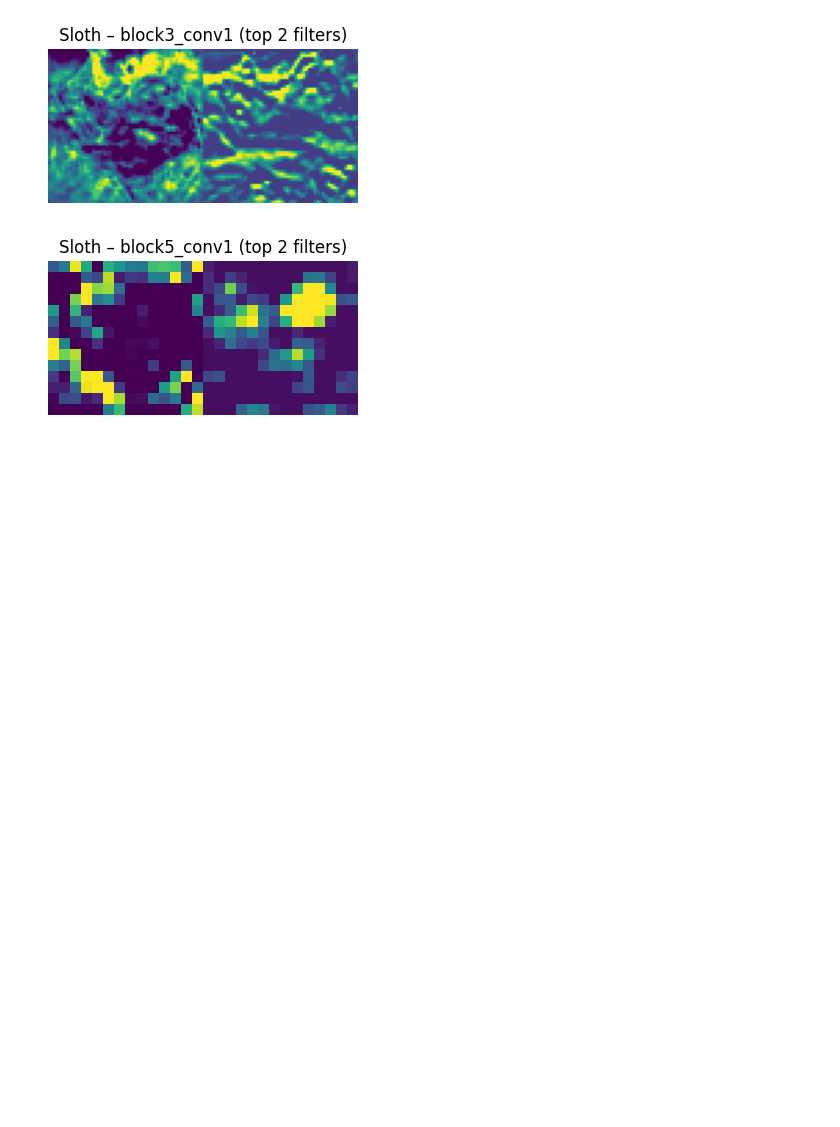
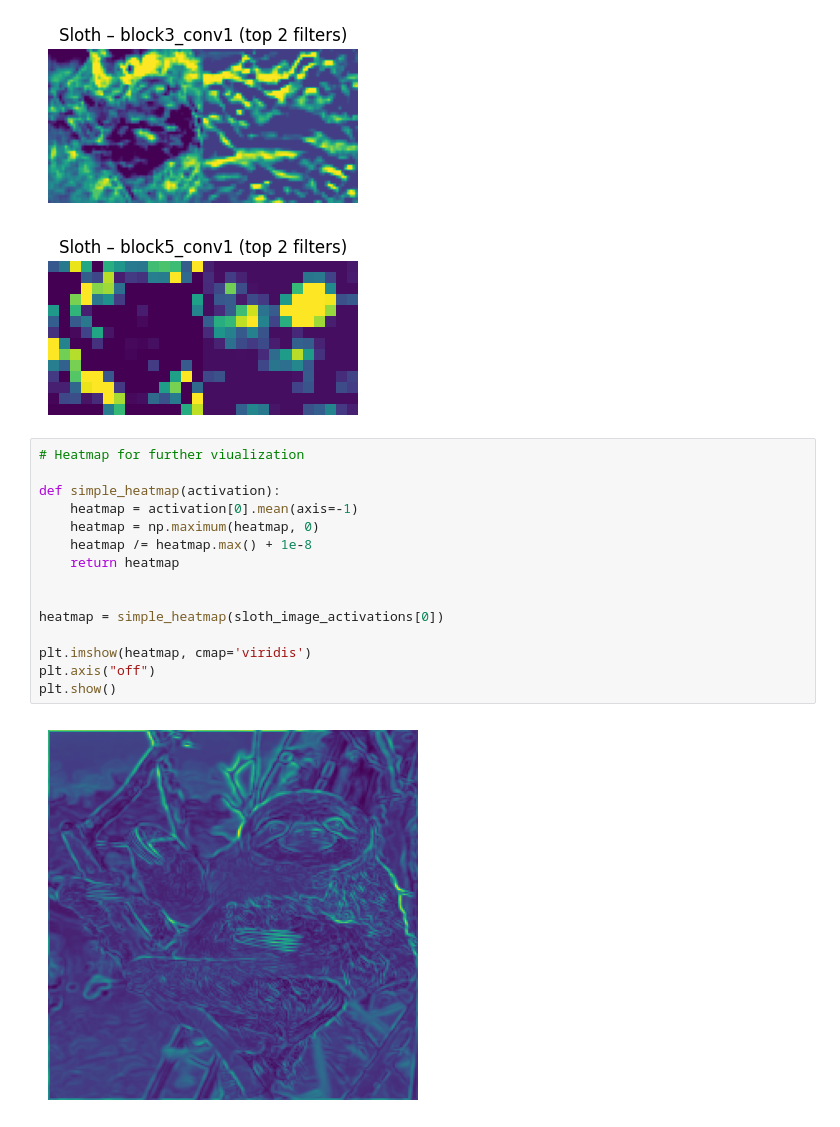
Before and after one commit to tobias-oberg/Deep-learning-Tobias-Oberg-AI24, a Jupyter notebook: Laboration_CNN/Laboration.ipynb, the cells around one changed output. Drawn from its saved outputs; the diff is of its cells as text; blank space fills up the shorter version.

Commit message:
added heatmap

```diff
--- a/Laboration_CNN/Laboration.ipynb
+++ b/Laboration_CNN/Laboration.ipynb
@@ -223,3 +223,20 @@ plot_top_filters(sloth_image_activations, layer_names, "Sloth", top_n=2)
 [figure]
 [figure]
 [figure]
+# %%
+# Heatmap for further viualization
+
+def simple_heatmap(activation):
+    heatmap = activation[0].mean(axis=-1)
+    heatmap = np.maximum(heatmap, 0)
+    heatmap /= heatmap.max() + 1e-8
+    return heatmap
+
+
+heatmap = simple_heatmap(sloth_image_activations[0])
+
+plt.imshow(heatmap, cmap='viridis')
+plt.axis("off")
+plt.show()
+# %% [output]
+[figure, added]
```
